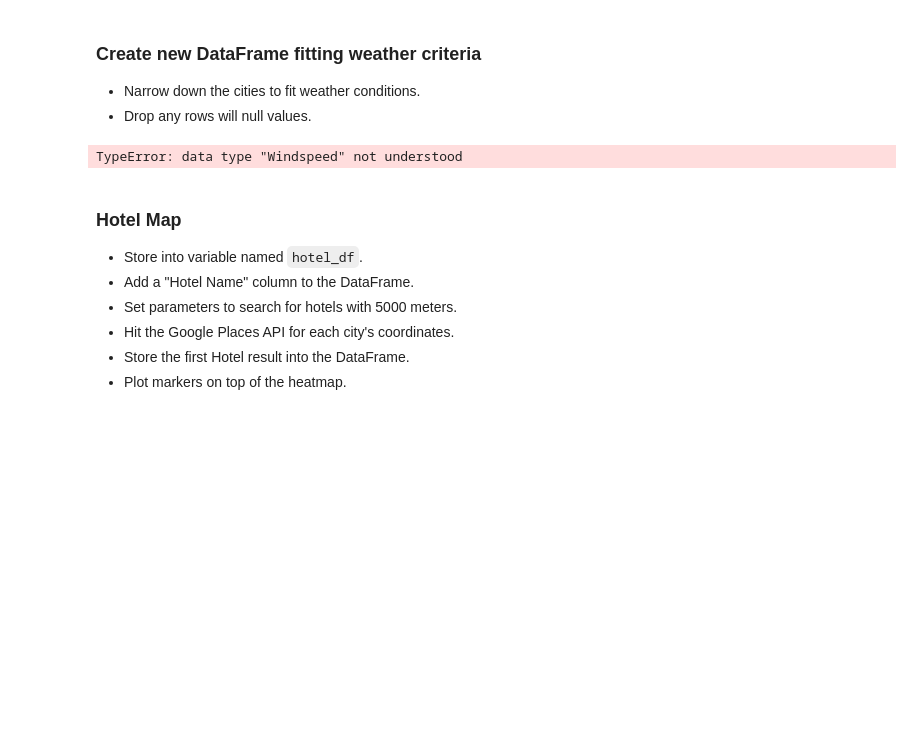
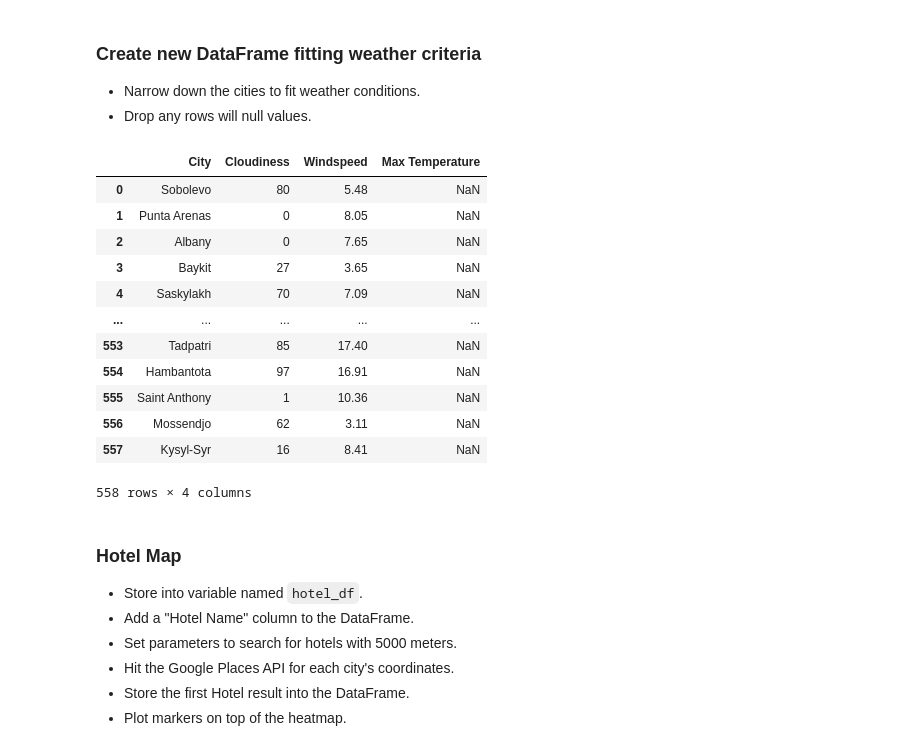
Before and after one commit to shuchiK38/Python-API-Challenge, a Jupyter notebook: Vacationpy/Vacationpy.ipynb, the cells around one changed output. Drawn from its saved outputs; the diff is of its cells as text; code cells hidden in the pictures; blank space fills up the shorter version.

```diff
--- a/Vacationpy/Vacationpy.ipynb
+++ b/Vacationpy/Vacationpy.ipynb
@@ -70,13 +70,32 @@ fig
 # %%
 #max temperature lower than 80 degrees but higher than 70.
 #Wind speed less than 10 mph.
 #Zero cloudiness.
 #Drop any rows that don't contain all three conditions. You want to be sure the weather is ideal.
 
-new_city_df= pd.DataFrame("City","Country","Cloudiness","Windspeed","Max Temperature")
-new_city_df.head()
+new_city_df= pd.DataFrame(city_df, columns = ["City","Cloudiness","Windspeed","Max Temperature"])
+
+
+
+max_temp = (new_city_df["Max Temperature"] < 80) & (new_city_df["Max Temperature"] > 70)
+wind_speed = new_city_df["Windspeed"] < 10
+cloudiness = new_city_df["Cloudiness"] == 0
+
+new_city_df
 # %% [output]
+|  | City | Cloudiness | Windspeed | Max Temperature |
+| 0 | Sobolevo | 80 | 5.48 | NaN |
+| 1 | Punta Arenas | 0 | 8.05 | NaN |
+| 2 | Albany | 0 | 7.65 | NaN |
+| 3 | Baykit | 27 | 3.65 | NaN |
+| 4 | Saskylakh | 70 | 7.09 | NaN |
+| ... | ... | ... | ... | ... |
+| 553 | Tadpatri | 85 | 17.40 | NaN |
+| 554 | Hambantota | 97 | 16.91 | NaN |
+| 555 | Saint Anthony | 1 | 10.36 | NaN |
+| 556 | Mossendjo | 62 | 3.11 | NaN |
+| 557 | Kysyl-Syr | 16 | 8.41 | NaN |
-TypeError: data type "Windspeed" not understood
+558 rows × 4 columns
 # %% [markdown]
 ### Hotel Map
 * Store into variable named `hotel_df`.
```
Also changed, not shown: parts of 1 cell of this notebook, 1 other file.
